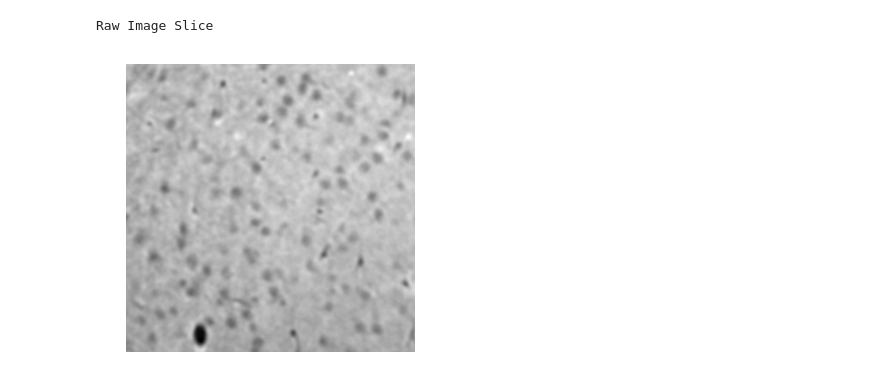
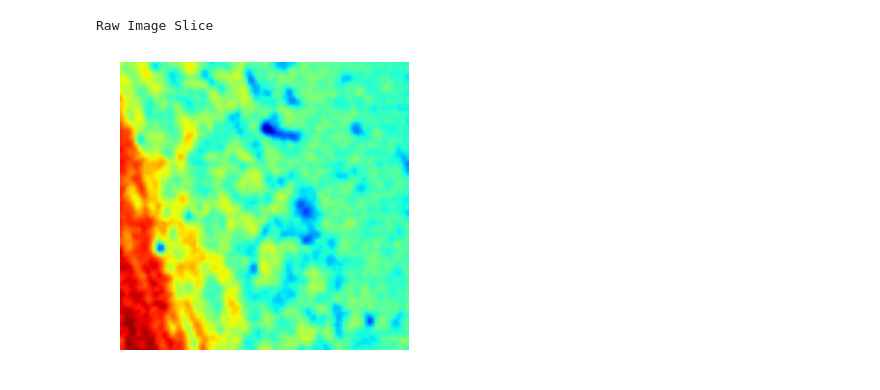
Before and after one commit to htem/xbrain-py, a Jupyter notebook: code/xbrain_ilastik_workflow_celldetect_vesselseg.ipynb, the cells around one changed output. Saved outputs shown, nothing was run; the diff lists cells and outputs as text; code cells hidden in the pictures.

```diff
--- a/code/xbrain_ilastik_workflow_celldetect_vesselseg.ipynb
+++ b/code/xbrain_ilastik_workflow_celldetect_vesselseg.ipynb
@@ -20,7 +23,7 @@ from segment_vessels import segment_vessels
 # %%
 # Following parameters to be passed in as parameters to this script.
-tiff_files_location = '/Users/mehditondravi/Downloads/eva_block'
-classifier_file = '/Users/mehditondravi/playground/mat_to_python/ilastik_play/xbrain/library/ilastik_classifiers/ilastik_test_s4.ilp'
+tiff_files_location = '/home/aaron/data/xray/cb2/cb2_images'
+classifier_file = '/home/aaron/data/xray/cb2/lee_harvard_cb_sample.ilp'
 # %%
 # Read tiff stack files - output of tomopy.
 input_data = read_tiff_files(tiff_files_location)
@@ -99,5 +100,5 @@ print("crop_vessel_prob_map", crop_vessel_prob_map.shape)
 # %%
-crop_input_data = input_data[100:500, 100:500, 20:260]
+crop_input_data = input_data[1:100, 1:100,:]
 # %%
 print("crop_input_data shape", crop_input_data.shape)
 # %% [output]
@@ -133,9 +132,9 @@ print(vessel_map.shape)
 # %%
 print("Raw Image Slice")
-ndp.plot(crop_input_data, slice=50)
+ndp.plot(crop_input_data, slice=50,cmap1='jet')
 # %% [output]
 Raw Image Slice
-[figure, old version]
+[figure, new version]
 # %%
 print("Cell Segmentation")
 ndp.plot(crop_input_data, cell_map, slice = 50, alpha = 0.5)
```
Also changed, not shown: parts of 23 cells of this notebook, 6 other files.
